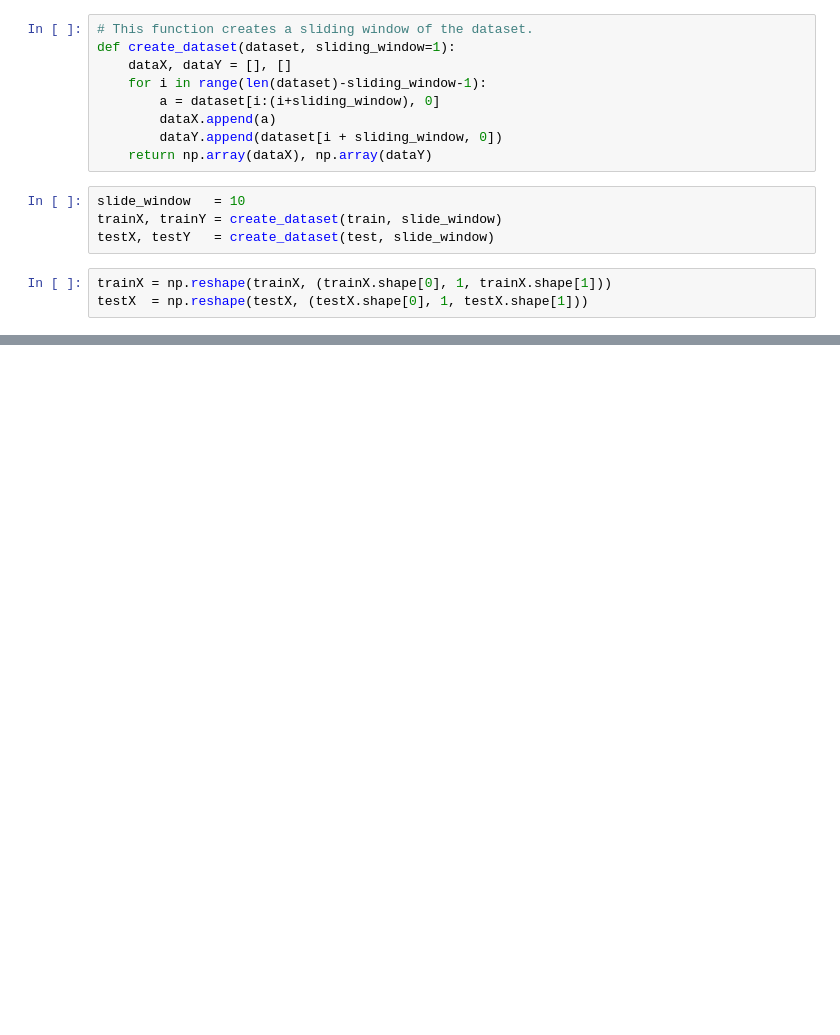
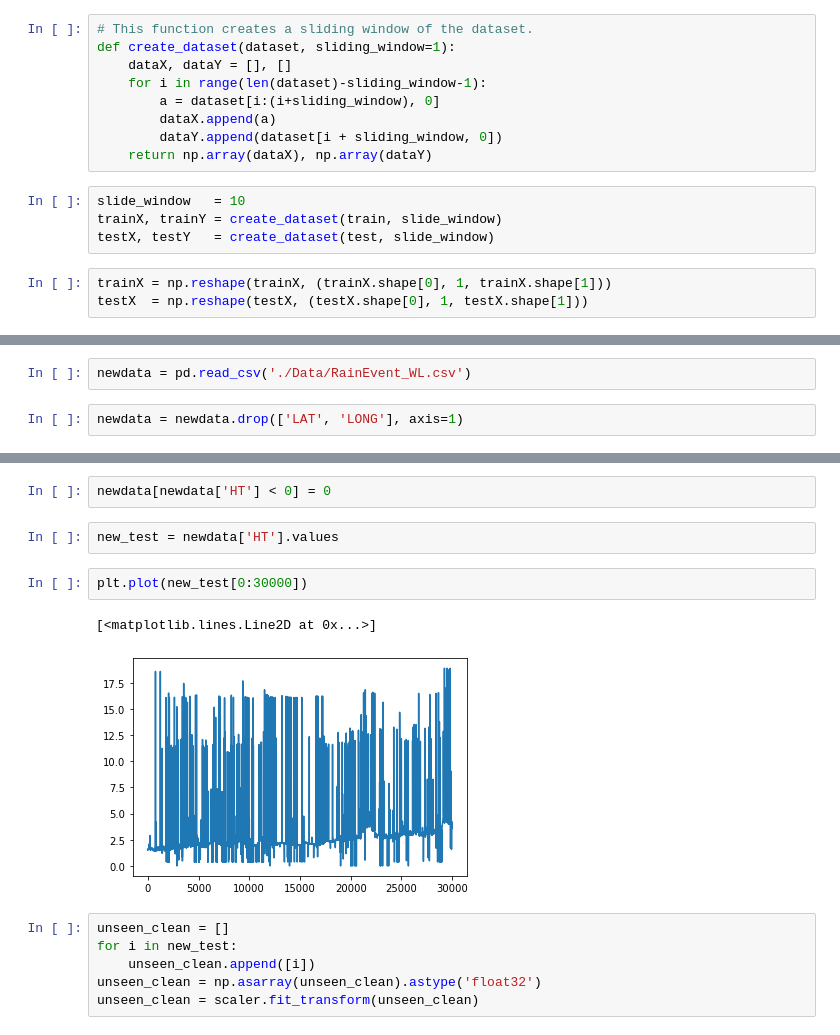
Before and after one commit to matthewenright2478/3821ICT_3225_GC-3821ICT-Work-Integrated-Learning---Single-Project-, a Jupyter notebook: ANN_Model.ipynb, the cells around one changed output, grey strips where cells are left out. Cells and saved outputs as stored; diff of their text form; blank space fills up the shorter version.

```diff
--- a/ANN_Model.ipynb
+++ b/ANN_Model.ipynb
@@ -73,0 +103,4 @@ print('Test Score: %.2f RMSE' % (testScore))
+# %%
+newdata = pd.read_csv('./Data/RainEvent_WL.csv')
+# %%
+newdata = newdata.drop(['LAT', 'LONG'], axis=1)
@@ -73,0 +116,15 @@ print('Test Score: %.2f RMSE' % (testScore))
+# %%
+newdata[newdata['HT'] < 0] = 0
+# %%
+new_test = newdata['HT'].values
+# %%
+plt.plot(new_test[0:30000])
+# %% [output]
+[<matplotlib.lines.Line2D at 0x...>]
+[figure, added]
+# %%
+unseen_clean = []
+for i in new_test:
+    unseen_clean.append([i])
+unseen_clean = np.asarray(unseen_clean).astype('float32')
+unseen_clean = scaler.fit_transform(unseen_clean)
```
Also changed, not shown: parts of 13 cells of this notebook, 3 other files.
